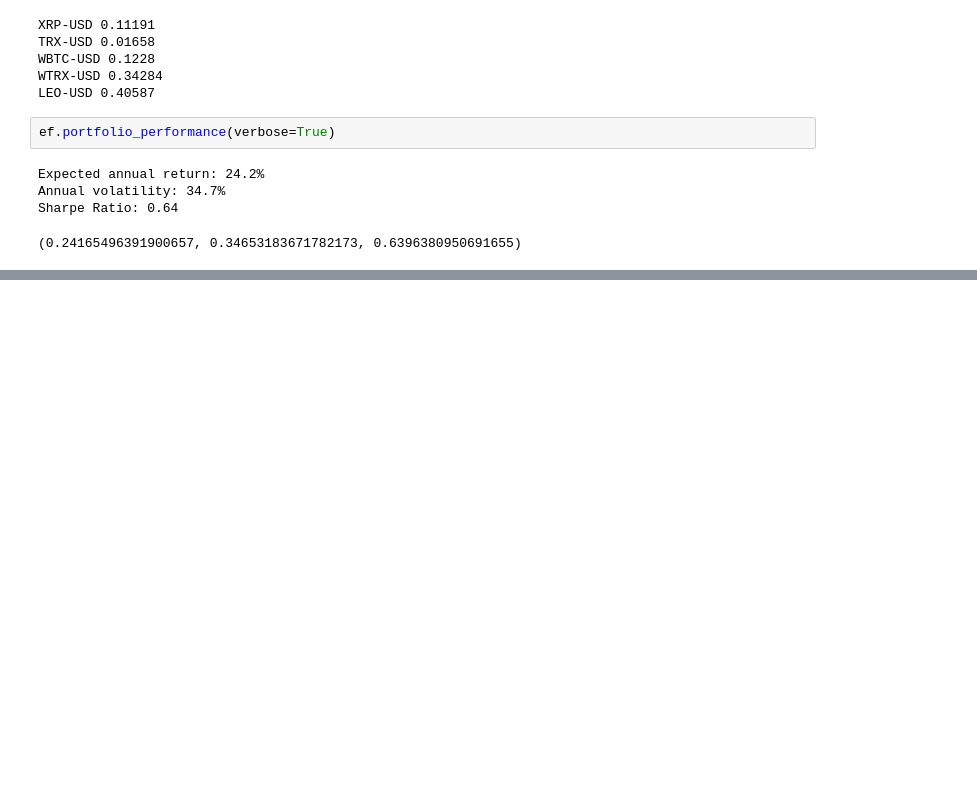
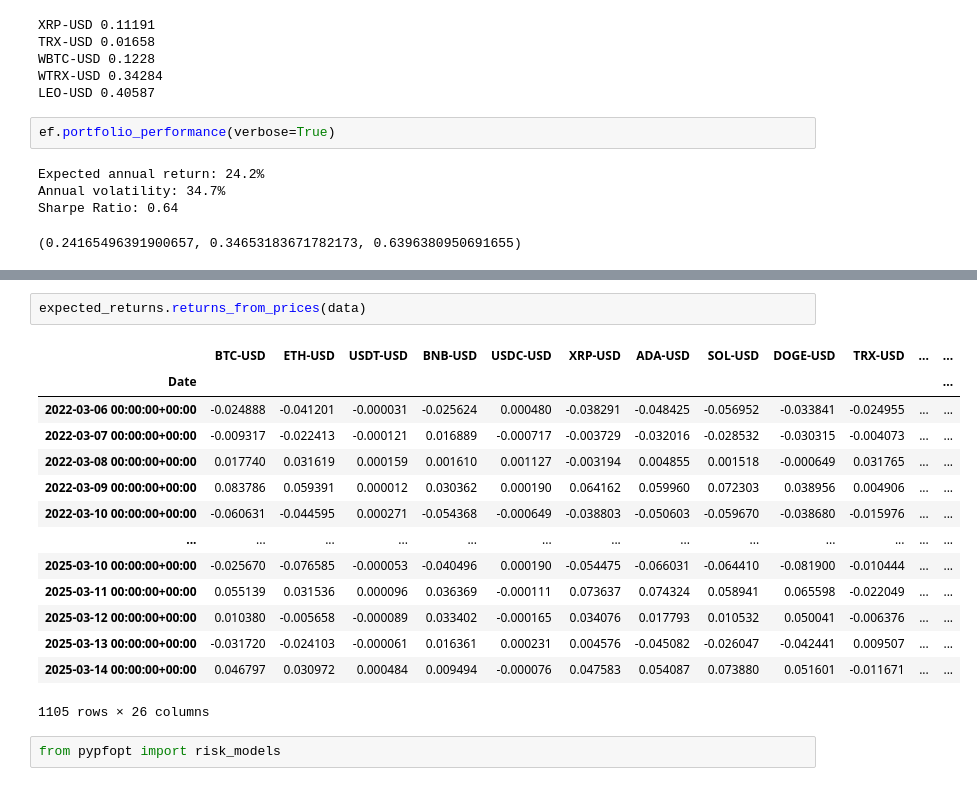
Before and after one commit to heritaco/Proyecto, a Jupyter notebook: Efficient Frontier.ipynb, the cells around one changed output, grey strips where cells are left out. Saved outputs shown, nothing was run; the diff lists cells and outputs as text; blank space fills up the shorter version.

```diff
--- a/Efficient Frontier.ipynb
+++ b/Efficient Frontier.ipynb
@@ -99,0 +157,19 @@ Sharpe Ratio: 0.64
+# %%
+expected_returns.returns_from_prices(data)
+# %% [output]
+|  | BTC-USD | ETH-USD | USDT-USD | BNB-USD | USDC-USD | XRP-USD | ADA-USD | SOL-USD | DOGE-USD | TRX-USD | ... | ... |
+| Date |  |  |  |  |  |  |  |  |  |  |  | ... |
+| 2022-03-06 00:00:00+00:00 | -0.024888 | -0.041201 | -0.000031 | -0.025624 | 0.000480 | -0.038291 | -0.048425 | -0.056952 | -0.033841 | -0.024955 | ... | ... |
+| 2022-03-07 00:00:00+00:00 | -0.009317 | -0.022413 | -0.000121 | 0.016889 | -0.000717 | -0.003729 | -0.032016 | -0.028532 | -0.030315 | -0.004073 | ... | ... |
+| 2022-03-08 00:00:00+00:00 | 0.017740 | 0.031619 | 0.000159 | 0.001610 | 0.001127 | -0.003194 | 0.004855 | 0.001518 | -0.000649 | 0.031765 | ... | ... |
+| 2022-03-09 00:00:00+00:00 | 0.083786 | 0.059391 | 0.000012 | 0.030362 | 0.000190 | 0.064162 | 0.059960 | 0.072303 | 0.038956 | 0.004906 | ... | ... |
+| 2022-03-10 00:00:00+00:00 | -0.060631 | -0.044595 | 0.000271 | -0.054368 | -0.000649 | -0.038803 | -0.050603 | -0.059670 | -0.038680 | -0.015976 | ... | ... |
+| ... | ... | ... | ... | ... | ... | ... | ... | ... | ... | ... | ... | ... |
+| 2025-03-10 00:00:00+00:00 | -0.025670 | -0.076585 | -0.000053 | -0.040496 | 0.000190 | -0.054475 | -0.066031 | -0.064410 | -0.081900 | -0.010444 | ... | ... |
+| 2025-03-11 00:00:00+00:00 | 0.055139 | 0.031536 | 0.000096 | 0.036369 | -0.000111 | 0.073637 | 0.074324 | 0.058941 | 0.065598 | -0.022049 | ... | ... |
+| 2025-03-12 00:00:00+00:00 | 0.010380 | -0.005658 | -0.000089 | 0.033402 | -0.000165 | 0.034076 | 0.017793 | 0.010532 | 0.050041 | -0.006376 | ... | ... |
+| 2025-03-13 00:00:00+00:00 | -0.031720 | -0.024103 | -0.000061 | 0.016361 | 0.000231 | 0.004576 | -0.045082 | -0.026047 | -0.042441 | 0.009507 | ... | ... |
+| 2025-03-14 00:00:00+00:00 | 0.046797 | 0.030972 | 0.000484 | 0.009494 | -0.000076 | 0.047583 | 0.054087 | 0.073880 | 0.051601 | -0.011671 | ... | ... |
+1105 rows × 26 columns
+# %%
+from pypfopt import risk_models
```
Also changed, not shown: parts of 23 cells of this notebook.
